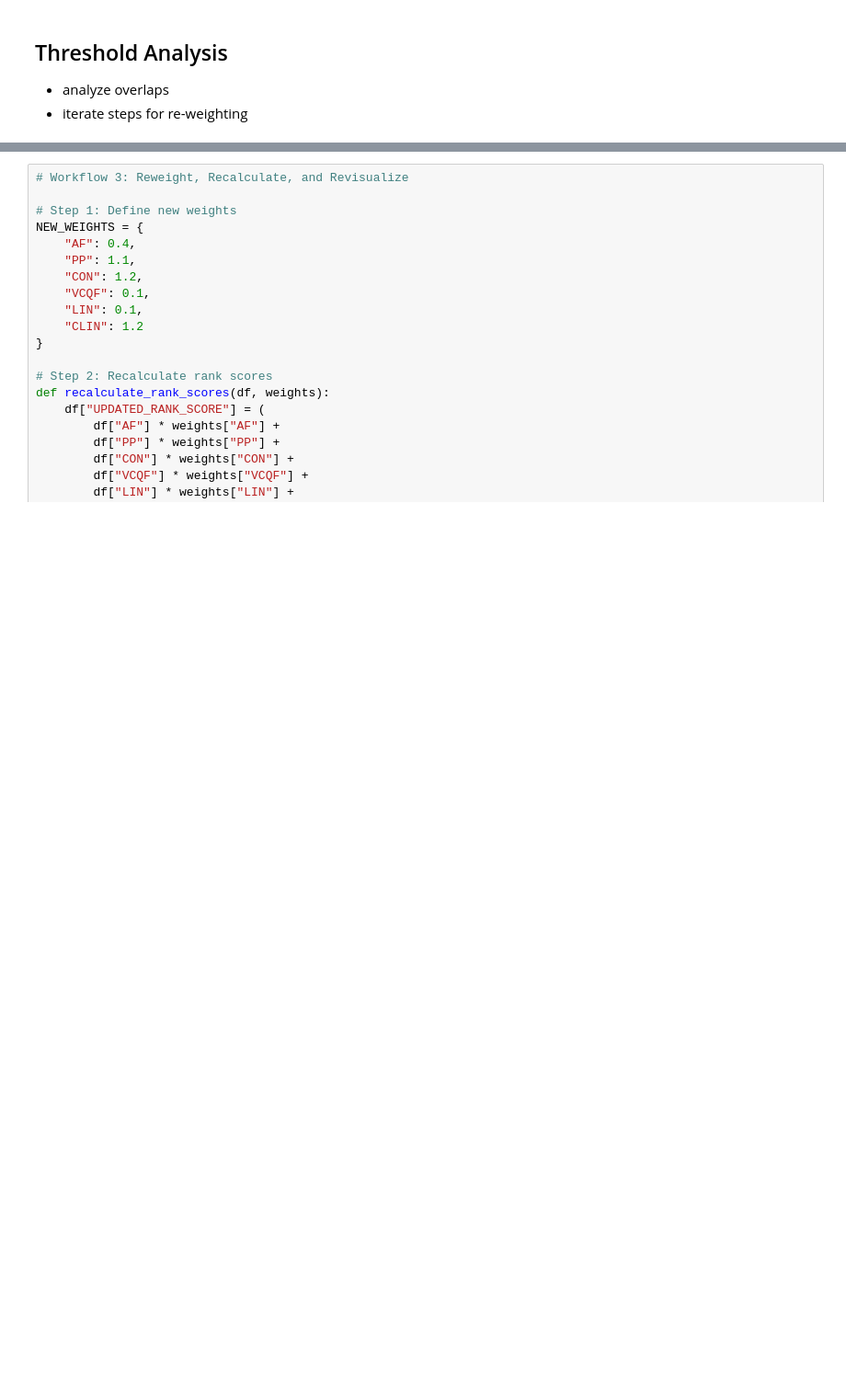
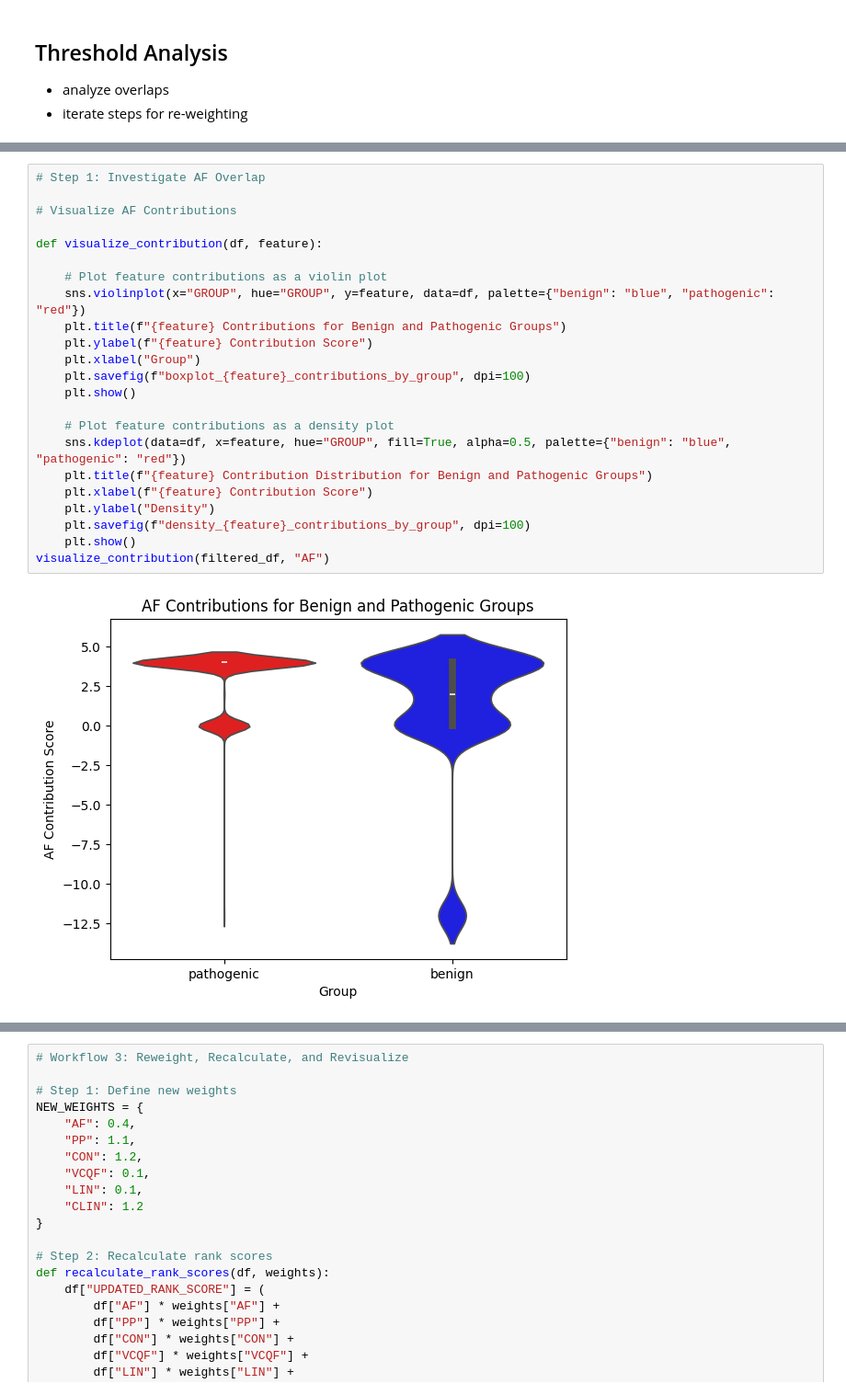
Before and after one commit to josefinelantz/GenScore, a Jupyter notebook: Submission.ipynb, the cells around one changed output, grey strips where cells are left out. Shown: that part at 92% size. Drawn from its saved outputs; the diff is of its cells as text; blank space fills up the shorter version.

```diff
--- a/Submission.ipynb
+++ b/Submission.ipynb
@@ -566,0 +571,25 @@ weighted avg       0.98      0.98      0.98      1381
+# %%
+# Step 1: Investigate AF Overlap
+
+# Visualize AF Contributions
+
+def visualize_contribution(df, feature):
+
+    # Plot feature contributions as a violin plot
+    sns.violinplot(x="GROUP", hue="GROUP", y=feature, data=df, palette={"benign": "blue", "pathogenic": "red"})
+    plt.title(f"{feature} Contributions for Benign and Pathogenic Groups")
+    plt.ylabel(f"{feature} Contribution Score")
+    plt.xlabel("Group")
+    plt.savefig(f"boxplot_{feature}_contributions_by_group", dpi=100)
+    plt.show()
+
+    # Plot feature contributions as a density plot
+    sns.kdeplot(data=df, x=feature, hue="GROUP", fill=True, alpha=0.5, palette={"benign": "blue", "pathogenic": "red"})
+    plt.title(f"{feature} Contribution Distribution for Benign and Pathogenic Groups")
+    plt.xlabel(f"{feature} Contribution Score")
+    plt.ylabel("Density")
+    plt.savefig(f"density_{feature}_contributions_by_group", dpi=100)
+    plt.show()
+visualize_contribution(filtered_df, "AF")
+# %% [output]
+[figure, added]
```
Also changed, not shown: parts of 20 cells of this notebook.
